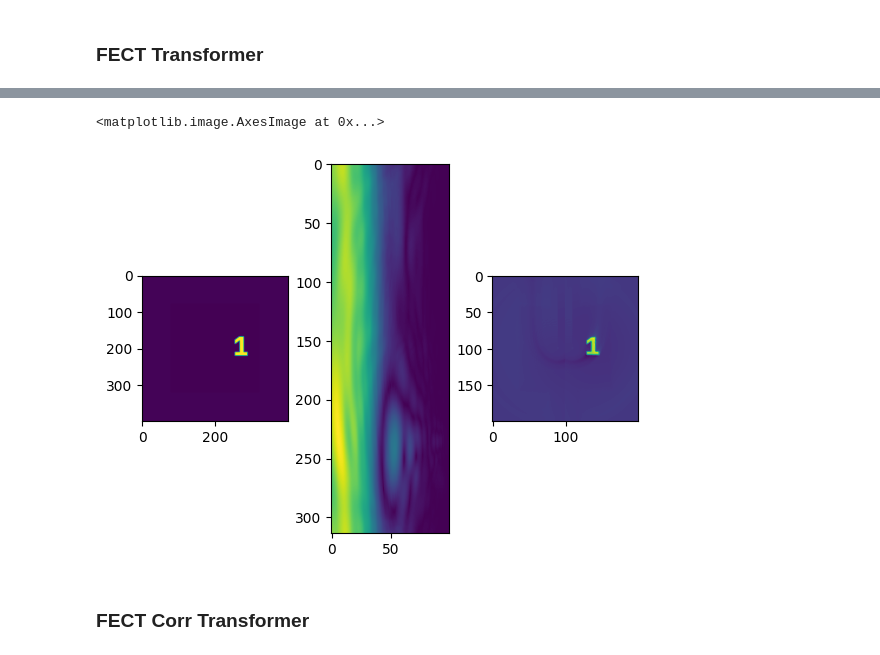
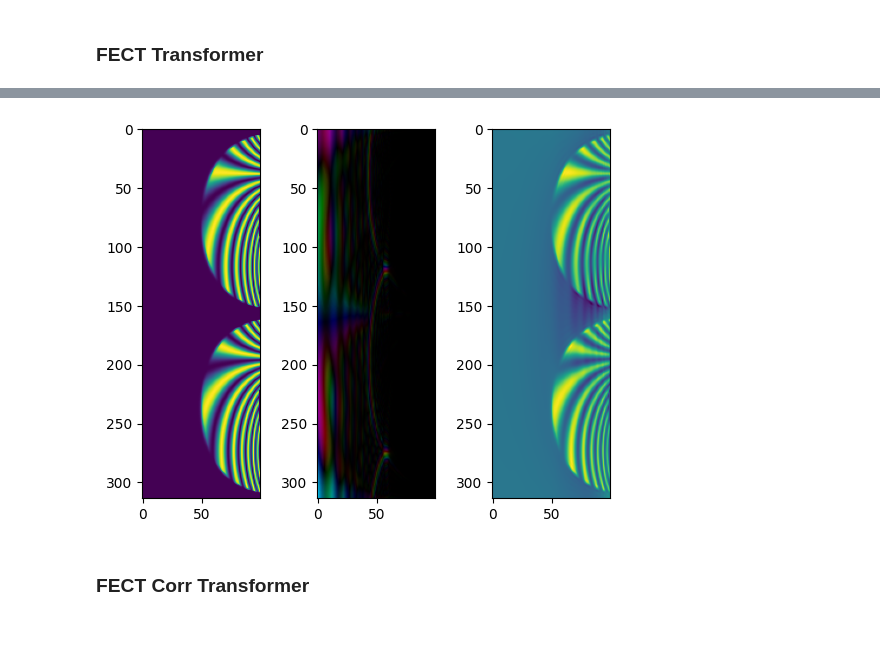
Before and after one commit to mateusz-gluch-student/ECT-tracking, a Jupyter notebook: tracking/transformer_tests.ipynb, the cells around one changed output, grey strips where cells are left out. Cells and saved outputs as stored; diff of their text form; code cells hidden in the pictures.

```diff
--- a/tracking/transformer_tests.ipynb
+++ b/tracking/transformer_tests.ipynb
@@ -6,5 +6,11 @@ from ect import Config
 import numpy as np
 from matplotlib import pyplot as plt
 # %%
+m = [
+    # Mode(33, 45, 1/3),
+    Mode(35, 45, 1)
+]
+gen = MultimodalGenerator(m)
 
-gen = RandomImageGenerator('/home/mateusz/Desktop/Magisterka/tracking/images/sequence_test', 10)
+
+# gen = RandomImageGenerator('/home/mateusz/Desktop/Magisterka/tracking/images/sequence_test', 10)
@@ -13,15 +22,18 @@ gen = RandomImageGenerator('/home/mateusz/Desktop/Magisterka/tracking/images/seq
 # %%
 tr = FECTTransformer(Config(ect_offset_value_px=10), (314, 100))
 # %%
+from ect import complex_to_hsv
+
 img = gen.generate()
-ect = tr.transform(img)
-inv = tr.invert(ect)
+ect = tr.transform(img, logpolar=False)
+inv = tr.invert(ect, logpolar=False)
 
 plt.subplot(1, 3, 1)
 plt.imshow(img)
 
 plt.subplot(1, 3, 2)
-plt.imshow(np.abs(ect))
+# plt.imshow(np.abs(ect))
+plt.imshow(complex_to_hsv(ect))
 
 plt.subplot(1, 3, 3)
 plt.imshow(np.real(inv))
@@ -33,5 +42,4 @@ plt.imshow(np.real(inv))
-<matplotlib.image.AxesImage at 0x...>
-[figure, old version]
+[figure, new version]
 # %% [markdown]
 ### FECT Corr Transformer
 # %%
```
Also changed, not shown: parts of 4 cells of this notebook, 31 other files.
